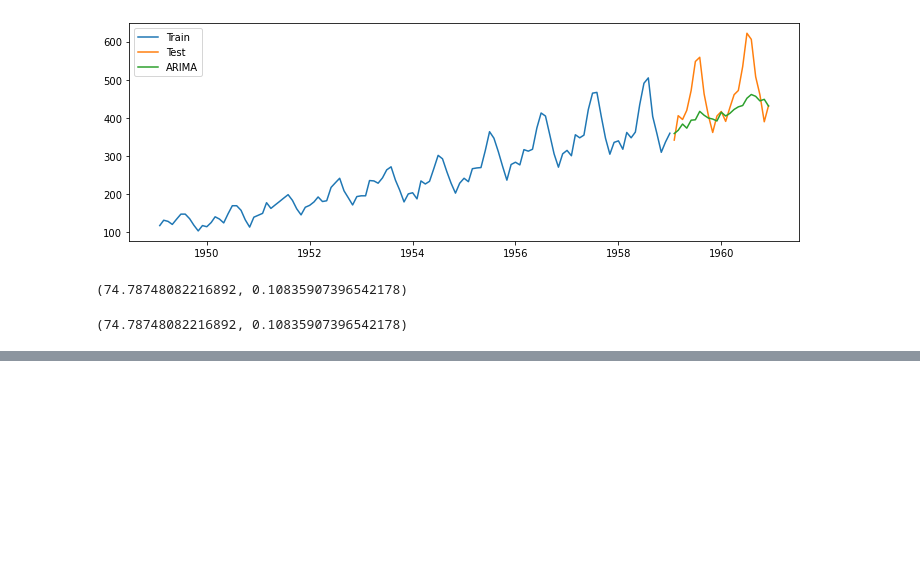
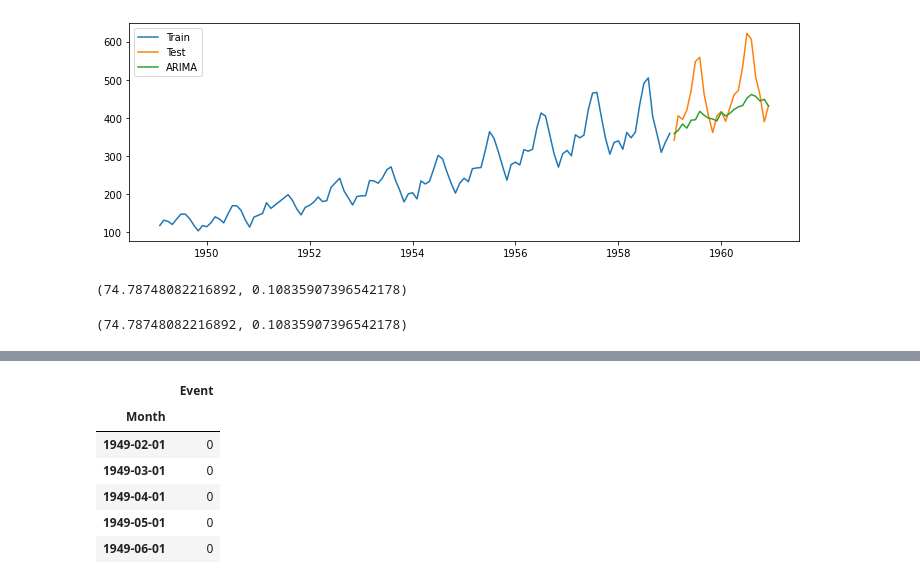
Before and after one commit to Prashik28/techeenomad_dataScience, a Jupyter notebook: Time Series/Airline Passenger .ipynb, the cells around one changed output, grey strips where cells are left out. Drawn from its saved outputs; the diff is of its cells as text; code cells hidden in the pictures; blank space fills up the shorter version.

```diff
--- a/Time Series/Airline Passenger .ipynb
+++ b/Time Series/Airline Passenger .ipynb
@@ -1184,0 +1232,14 @@ rsme,mape
+# %%
+promo = pd.read_csv('promotion.csv')
+promo.columns = ['Month', 'Event']
+promo['Month'] = pd.to_datetime(promo['Month'], format='%Y-%m')
+promo.set_index('Month', inplace=True)
+promo.head()
+# %% [output]
+|  | Event |
+| Month |  |
+| 1949-02-01 | 0 |
+| 1949-03-01 | 0 |
+| 1949-04-01 | 0 |
+| 1949-05-01 | 0 |
+| 1949-06-01 | 0 |
```
Also changed, not shown: parts of 12 cells of this notebook, 1 other file.
